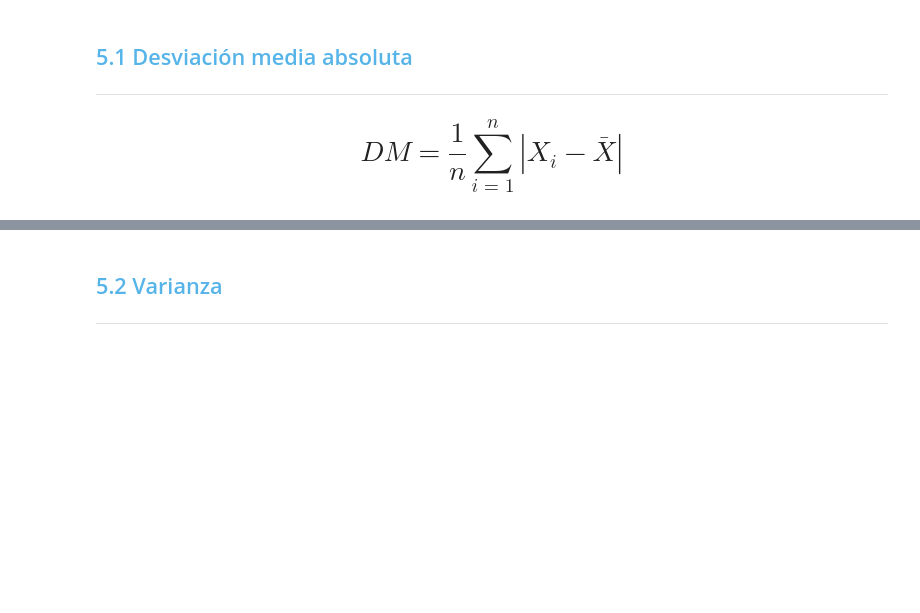
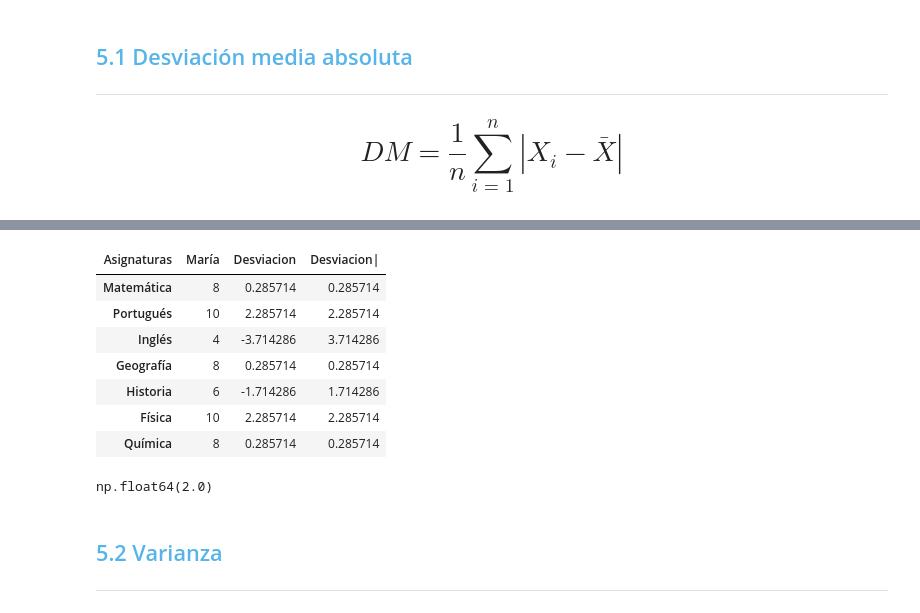
Before and after one commit to OctavioPinoRosas/Alura_Estadisticas_y_MachineLearning, a Jupyter notebook: EstadisticaConPython-FrecuenciasYMedidas/Curso_de_Estadística_con_Python_1.ipynb, the cells around one changed output, grey strips where cells are left out. Saved outputs shown, nothing was run; the diff lists cells and outputs as text; code cells hidden in the pictures; blank space fills up the shorter version.

Commit message:
Absolute mean deviation

```diff
--- a/EstadisticaConPython-FrecuenciasYMedidas/Curso_de_Estadística_con_Python_1.ipynb
+++ b/EstadisticaConPython-FrecuenciasYMedidas/Curso_de_Estadística_con_Python_1.ipynb
@@ -1052,0 +1064,3 @@ Aunque las medidas de tendencia central y de localización proporcionan un resum
+# %%
+notas_maria_dispesion = df[['María']]
+notas_maria_dispesion
@@ -1052,0 +1076,2 @@ Aunque las medidas de tendencia central y de localización proporcionan un resum
+# %%
+notas_media_maria = notas_maria_dispesion.mean()[0]
@@ -1052,0 +1082,3 @@ Aunque las medidas de tendencia central y de localización proporcionan un resum
+# %%
+notas_maria_dispesion['Desviacion'] = notas_maria_dispesion['María'] - notas_media_maria
+notas_maria_dispesion
@@ -1052,0 +1099,12 @@ Aunque las medidas de tendencia central y de localización proporcionan un resum
+# %%
+notas_maria_dispesion['Desviacion|'] = notas_maria_dispesion['Desviacion'].abs()
+notas_maria_dispesion
+# %% [output]
+| Asignaturas | María | Desviacion | Desviacion| |
+| Matemática | 8 | 0.285714 | 0.285714 |
+| Portugués | 10 | 2.285714 | 2.285714 |
+| Inglés | 4 | -3.714286 | 3.714286 |
+| Geografía | 8 | 0.285714 | 0.285714 |
+| Historia | 6 | -1.714286 | 1.714286 |
+| Física | 10 | 2.285714 | 2.285714 |
+| Química | 8 | 0.285714 | 0.285714 |
@@ -1053,3 +1115,7 @@ Aunque las medidas de tendencia central y de localización proporcionan un resum
+# %%
+mad_notas_maria
+# %% [output]
+np.float64(2.0)
 # %% [markdown]
 ## <font color=#56B4E9>5.2 Varianza</font>
 ***
```
Also changed, not shown: parts of 6 cells of this notebook.
